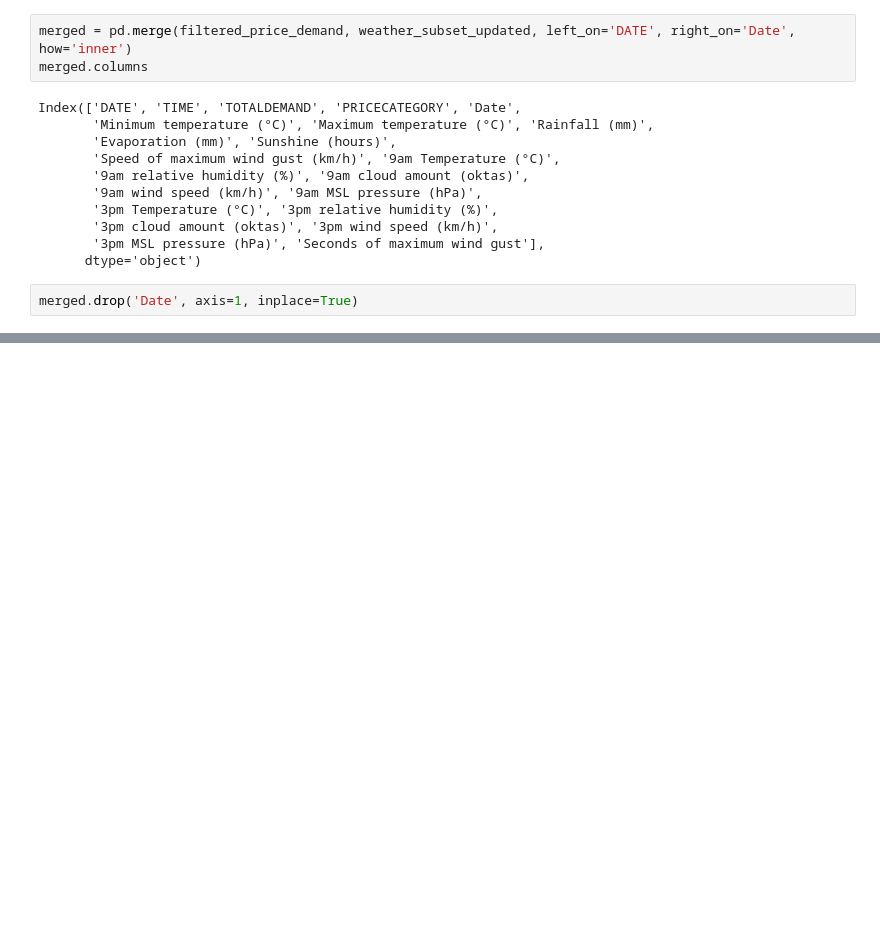
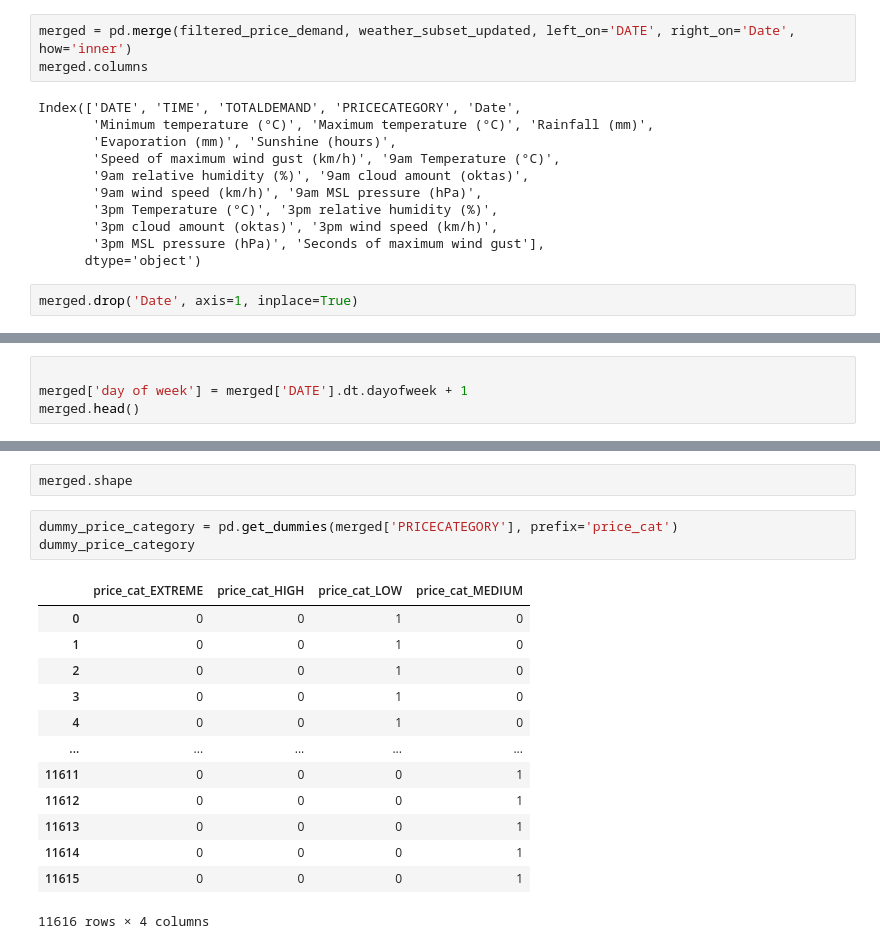
Before and after one commit to unimelb-datascience-jhub/Assigment-2-SIXO, a Jupyter notebook: Data cleansing and preparation.ipynb, the cells around one changed output, grey strips where cells are left out. Saved outputs shown, nothing was run; the diff lists cells and outputs as text; blank space fills up the shorter version.

```diff
--- a/Data cleansing and preparation.ipynb
+++ b/Data cleansing and preparation.ipynb
@@ -456,0 +383,4 @@ merged.head()
+# %%
+
+merged['day of week'] = merged['DATE'].dt.dayofweek + 1
+merged.head()
@@ -456,0 +394,19 @@ merged.head()
+# %%
+merged.shape
+# %%
+dummy_price_category = pd.get_dummies(merged['PRICECATEGORY'], prefix='price_cat')
+dummy_price_category
+# %% [output]
+|  | price_cat_EXTREME | price_cat_HIGH | price_cat_LOW | price_cat_MEDIUM |
+| 0 | 0 | 0 | 1 | 0 |
+| 1 | 0 | 0 | 1 | 0 |
+| 2 | 0 | 0 | 1 | 0 |
+| 3 | 0 | 0 | 1 | 0 |
+| 4 | 0 | 0 | 1 | 0 |
+| ... | ... | ... | ... | ... |
+| 11611 | 0 | 0 | 0 | 1 |
+| 11612 | 0 | 0 | 0 | 1 |
+| 11613 | 0 | 0 | 0 | 1 |
+| 11614 | 0 | 0 | 0 | 1 |
+| 11615 | 0 | 0 | 0 | 1 |
+11616 rows × 4 columns
```
Also changed, not shown: parts of 24 cells of this notebook.
